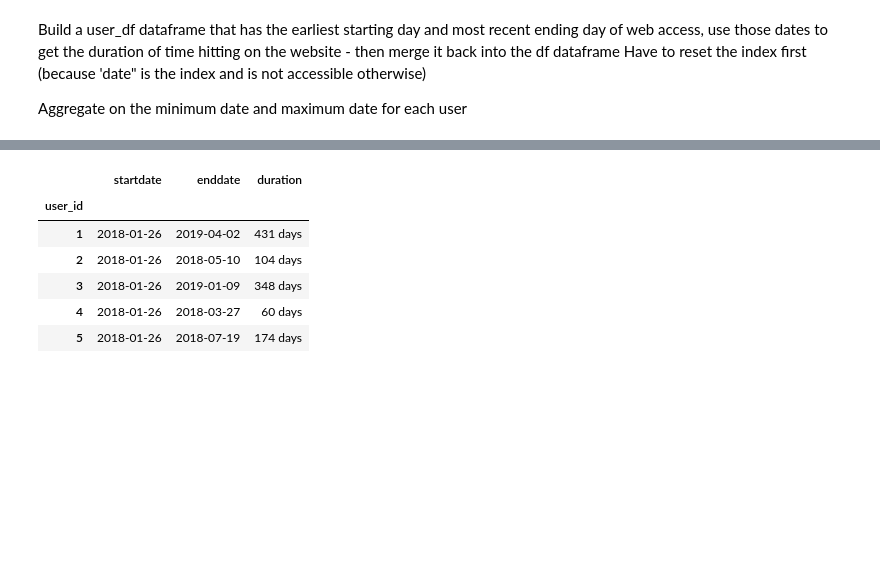
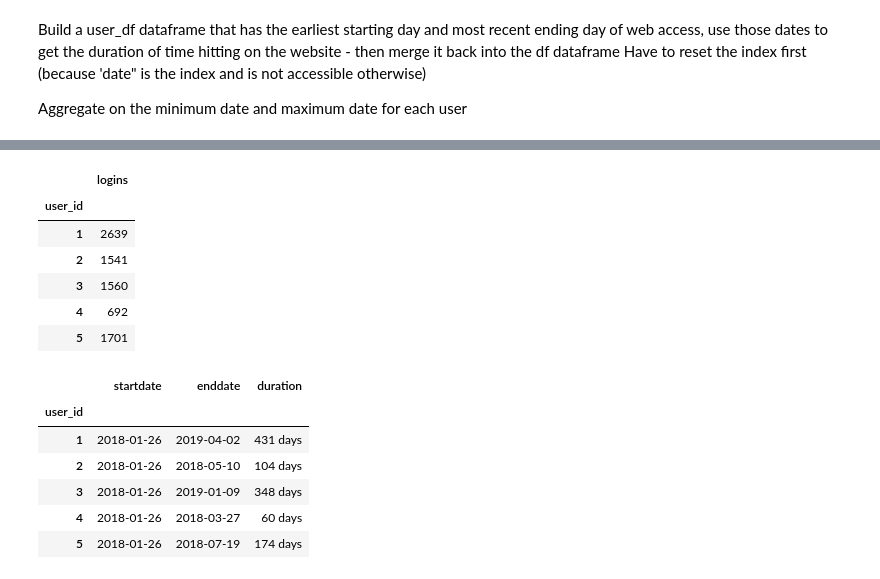
Before and after one commit to GaryGonzenbach/ds-methodologies-exercises, a Jupyter notebook: anomaly/anomaly_detection.ipynb, the cells around one changed output, grey strips where cells are left out. Saved outputs shown, nothing was run; the diff lists cells and outputs as text; code cells hidden in the pictures; blank space fills up the shorter version.

```diff
--- a/anomaly/anomaly_detection.ipynb
+++ b/anomaly/anomaly_detection.ipynb
@@ -289,3 +342,13 @@ logins_df = logins_df.rename(columns={'timestamp': 'logins'})
+# %%
+logins_df.head()
+# %% [output]
+|  | logins |
+| user_id |  |
+| 1 | 2639 |
+| 2 | 1541 |
+| 3 | 1560 |
+| 4 | 692 |
+| 5 | 1701 |
 # %%
 user_df.head()
 # %% [output]
```
Also changed, not shown: parts of 11 cells of this notebook.
